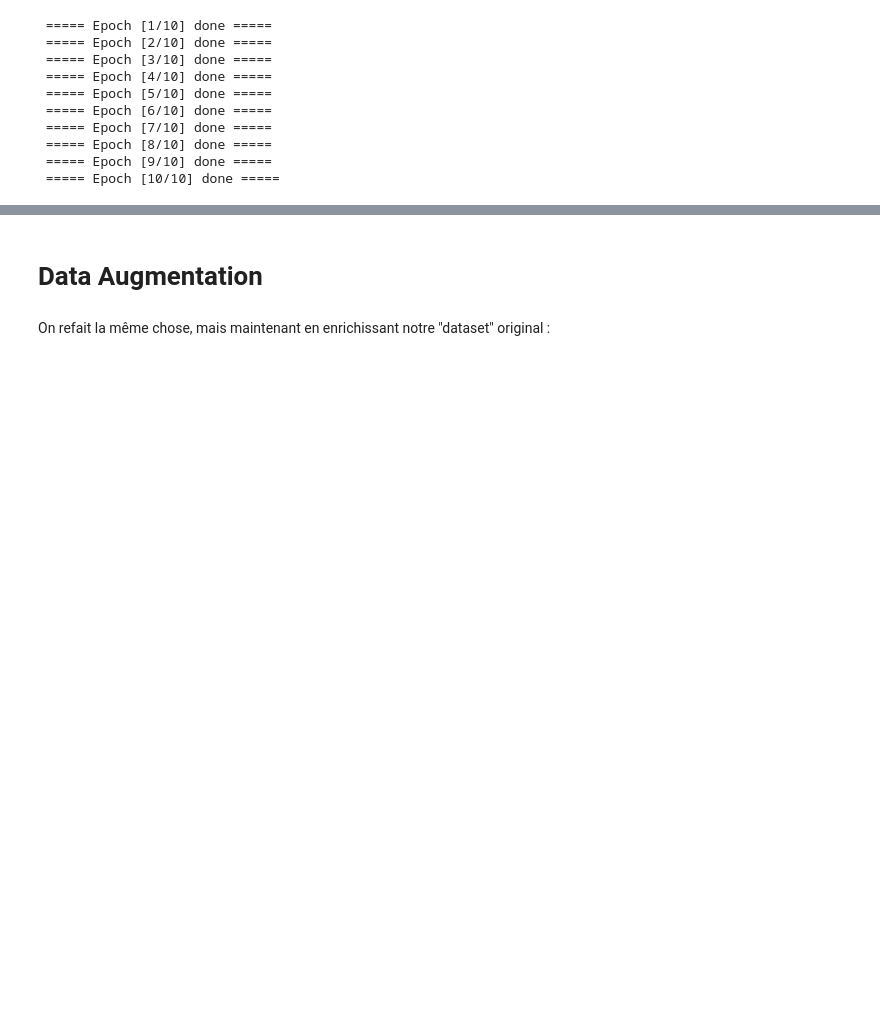
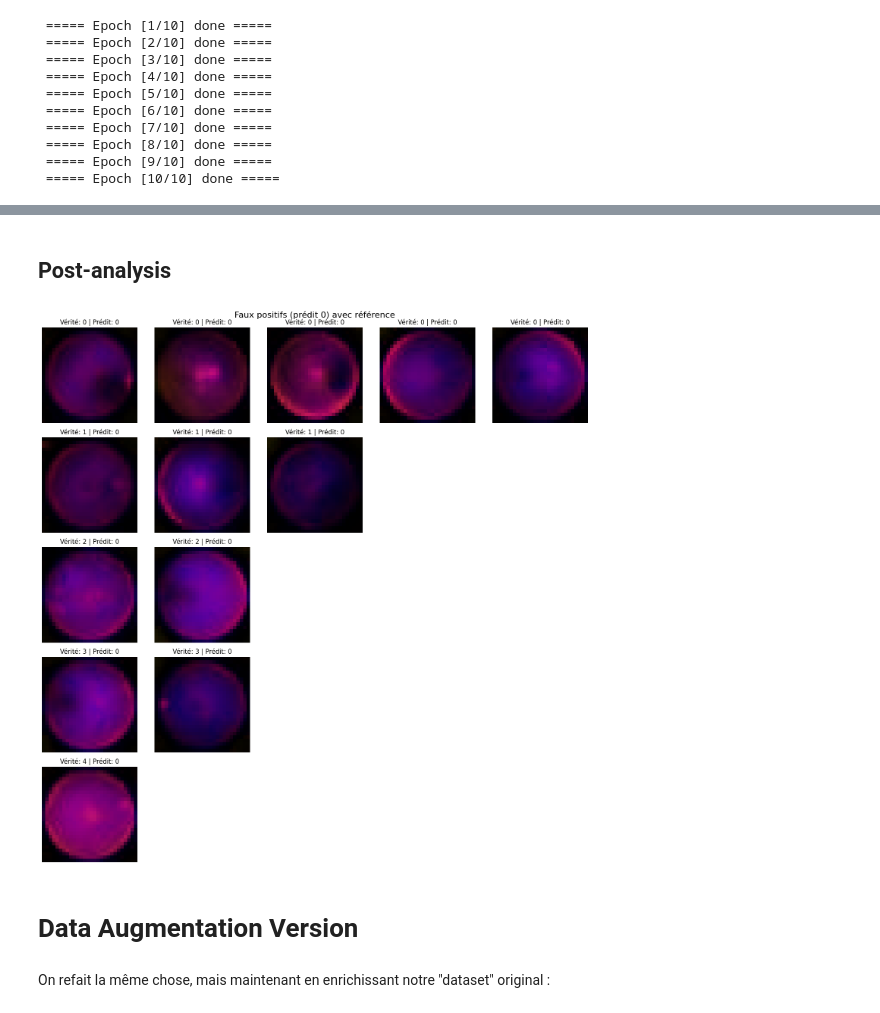
Before and after one commit to mrquaternion/Retinal-Image-Classification, a Jupyter notebook: cnn.ipynb, the cells around one changed output, grey strips where cells are left out. Cells and saved outputs as stored; diff of their text form; code cells hidden in the pictures; blank space fills up the shorter version.

```diff
--- a/cnn.ipynb
+++ b/cnn.ipynb
@@ -234,0 +253,2 @@ Got 97/216 with accuracy 44.91%
+# %% [markdown]
+## Post-analysis
@@ -235,5 +308,9 @@ Got 97/216 with accuracy 44.91%
+# %%
+plot_false_positives_class0(preds, truth, images)
+# %% [output]
+[figure, added]
 # %% [markdown]
-# Data Augmentation
+# Data Augmentation Version
 # %%
 # Charger le fichier Pickle
 train_data_path = Path('data/train_data.pkl')
```
Also changed, not shown: parts of 28 cells of this notebook.
